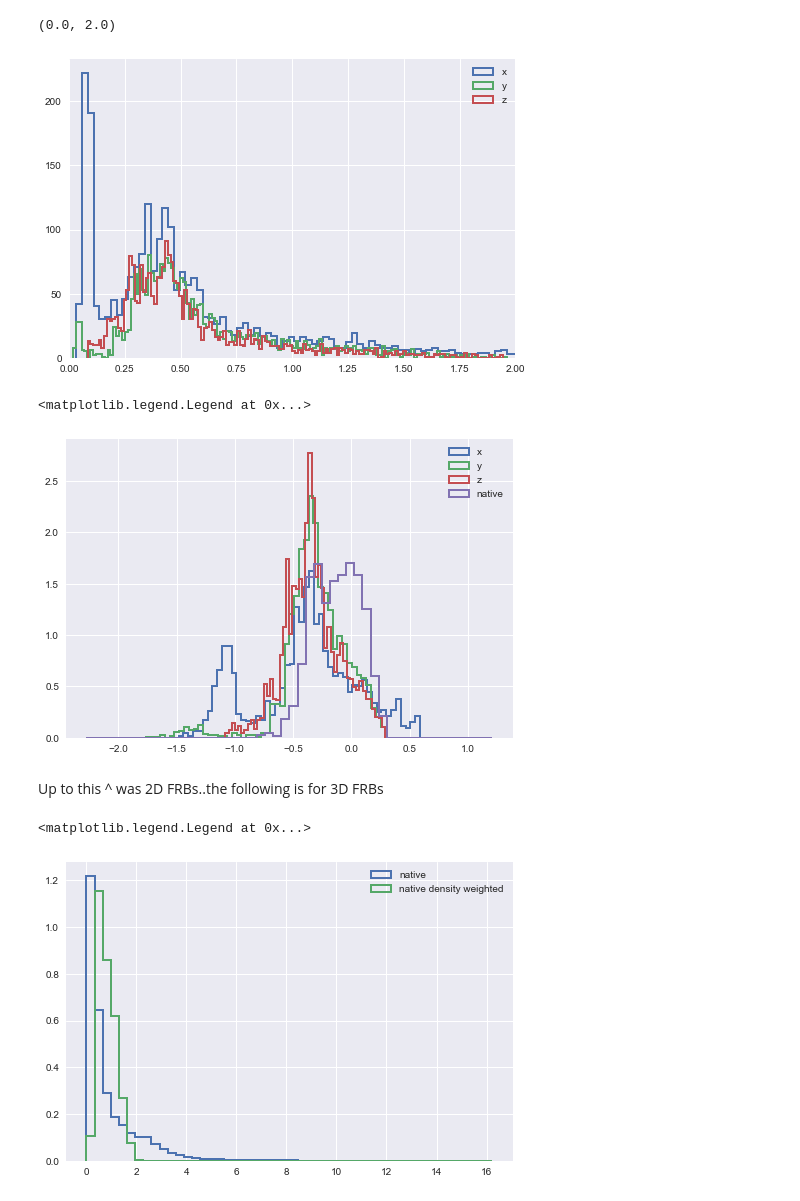
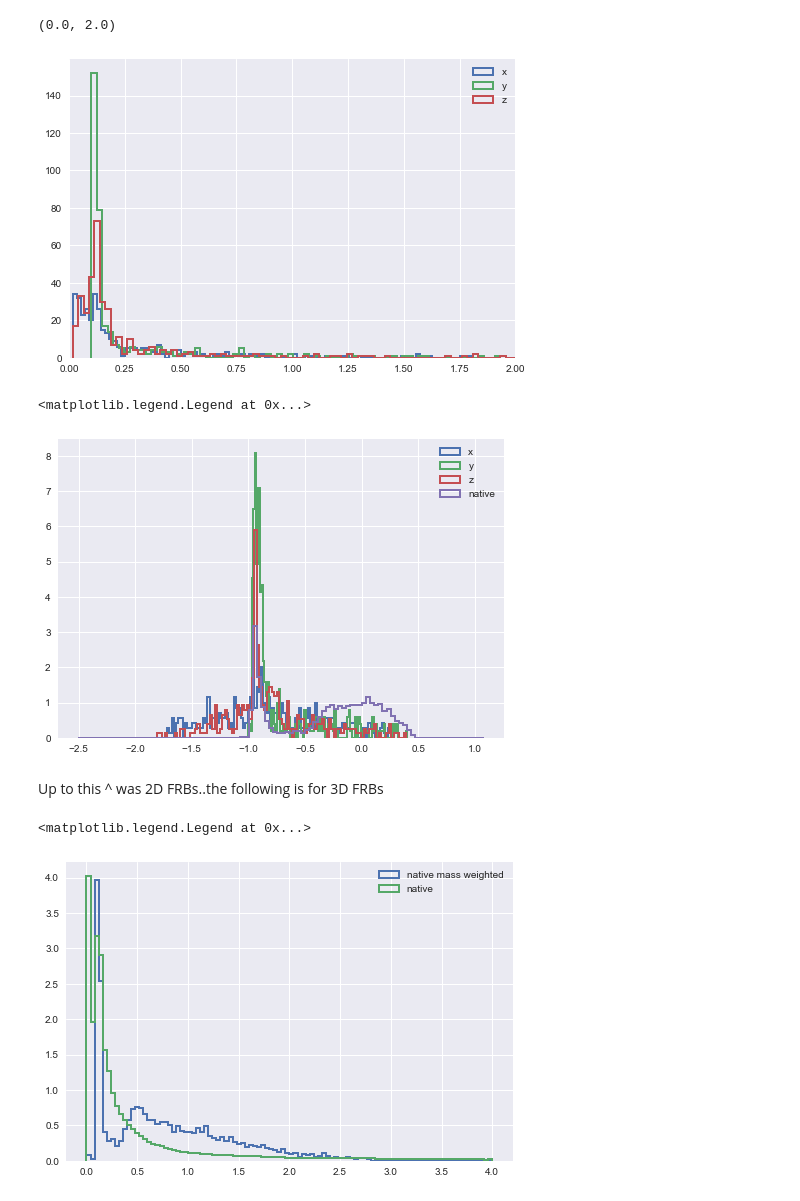
Before and after one commit to foggie-sims/foggie, a Jupyter notebook: foggie/ayan_acharyya_codes/Zscatter_tests.ipynb, the cells around one changed output. Cells and saved outputs as stored; diff of their text form; code cells hidden in the pictures.

```diff
--- a/foggie/ayan_acharyya_codes/Zscatter_tests.ipynb
+++ b/foggie/ayan_acharyya_codes/Zscatter_tests.ipynb
@@ -25,7 +22,7 @@ field = ('gas', 'metallicity')
 # %%
-foggie_dir = '/Users/acharyya/models/simulation_output/foggie/' #'/Volumes/Elements/foggieforayan/' #
+foggie_dir = '/Volumes/Elements/foggieforayan/' # '/Users/acharyya/models/simulation_output/foggie/' #
 halo = '8508'
 run = 'nref11c_nref9f'
-output = 'RD0042'
+output = 'DD1478'
 ds = yt.load(foggie_dir + 'halo_00' + halo + '/' + run + '/' + output + '/' + output)
 # %% [output]
@@ -41,0 +39,9 @@ yt : [INFO     ] 2022-08-03 16:41:28,185 Parameters: hubble_constant           =
+# %%
+galrad = 10 # kpc
+galrad = galrad / (1 + ds.current_redshift) / 0.695 # to convert to comoving galrad ckpch^-1 as sopposed to physical galrad kpc
+box_width = 2 * galrad # kpc
+res = 1 # kpc
+nbins = 100
+xmax = 4
+field = ('gas', 'metallicity')
+print(galrad)
@@ -63,6 +72,7 @@ print(box_center, box_width)
 # %%
 Znative = box[field].in_units('Zsun').ndarray_view()
 dnative = box[('gas', 'density')].in_units('Msun/pc**3').ndarray_view()
+mnative = box[('gas', 'mass')].in_units('Msun').ndarray_view()
 # %%
 p = yt.ProjectionPlot(ds, 'x', field, center=box_center, data_source=box, width=box_width, weight_field=('gas', 'density'))
 #p.set_log(field, True)
@@ -154,32 +173,32 @@ yt : [INFO     ] 2022-08-03 18:26:59,290 Projection completed
 # %%
 plt.figure()
-plt.hist(Zfrbx.flatten(), histtype='step', bins=150, lw=2, label='x')#, weights=dfrbx.flatten())
-plt.hist(Zfrby.flatten(), histtype='step', bins=150, lw=2, label='y')#, weights=dfrby.flatten())
-plt.hist(Zfrbz.flatten(), histtype='step', bins=150, lw=2, label='z')#, weights=dfrbz.flatten())
+plt.hist(Zfrbx.flatten(), histtype='step', bins=nbins, lw=2, label='x')#, weights=mfrbx.flatten())
+plt.hist(Zfrby.flatten(), histtype='step', bins=nbins, lw=2, label='y')#, weights=mfrby.flatten())
+plt.hist(Zfrbz.flatten(), histtype='step', bins=nbins, lw=2, label='z')#, weights=mfrbz.flatten())
 plt.legend()
 plt.xlim(0, 2)
 # %% [output]
 (0.0, 2.0)
-[figure, old version]
+[figure, new version]
 # %%
-plt.hist(np.log10(Zfrbx.flatten()), bins=50, histtype='step', lw=2, label='x', density=True)#, weights=dfrbx.flatten())
-plt.hist(np.log10(Zfrby.flatten()), bins=50, histtype='step', lw=2, label='y', density=True)#, weights=dfrby.flatten())
-plt.hist(np.log10(Zfrbz.flatten()), bins=50, histtype='step', lw=2, label='z', density=True)#, weights=dfrbz.flatten())
-plt.hist(np.log10(Znative), bins=50, histtype='step', lw=2, label='native', density=True, weights=dnative.flatten())
+plt.hist(np.log10(Zfrbx.flatten()), bins=nbins, histtype='step', lw=2, label='x', density=True)#, weights=mfrbx.flatten())
+plt.hist(np.log10(Zfrby.flatten()), bins=nbins, histtype='step', lw=2, label='y', density=True)#, weights=mfrby.flatten())
+plt.hist(np.log10(Zfrbz.flatten()), bins=nbins, histtype='step', lw=2, label='z', density=True)#, weights=mfrbz.flatten())
+plt.hist(np.log10(Znative), bins=nbins, histtype='step', lw=2, label='native', density=True, weights=mnative.flatten())
 plt.legend()
 #plt.xlim(-1, 1)
 # %% [output]
 <matplotlib.legend.Legend at 0x...>
-[figure, old version]
+[figure, new version]
 # %% [markdown]
 Up to this ^ was 2D FRBs..the following is for 3D FRBs
 # %%
 plt.figure()
-plt.hist(Znative, bins=50, histtype='step', lw=2, density=True, label='native')
-plt.hist(Znative, bins=50, histtype='step', lw=2, density=True, weights=dnative, label='native density weighted')
+plt.hist(Znative, bins=nbins, range=(0, xmax), histtype='step', lw=2, density=True, weights=mnative, label='native mass weighted')
+plt.hist(Znative, bins=nbins, range=(0, xmax), histtype='step', lw=2, density=True, label='native')
 plt.legend()
 # %% [output]
 <matplotlib.legend.Legend at 0x...>
-[figure, old version]
+[figure, new version]
 # %%
 plt.figure()
```
Also changed, not shown: parts of 24 cells of this notebook, 3 other files.
